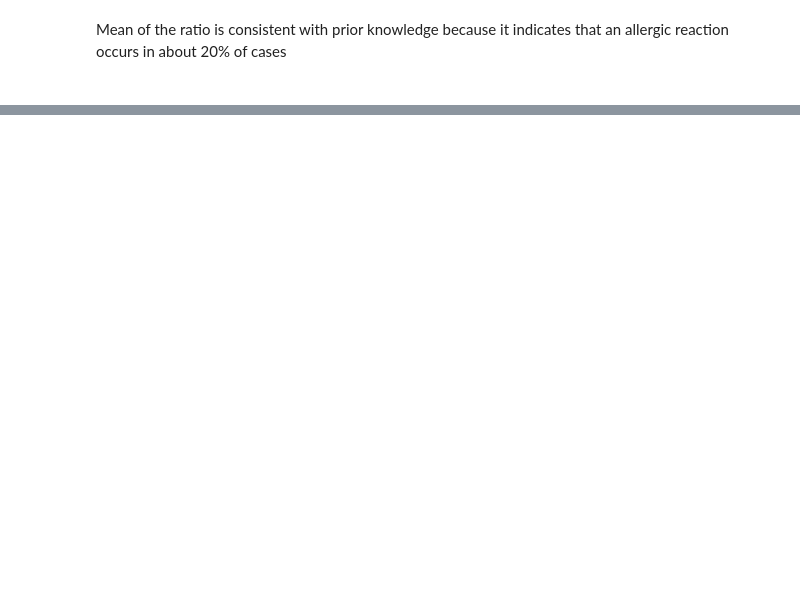
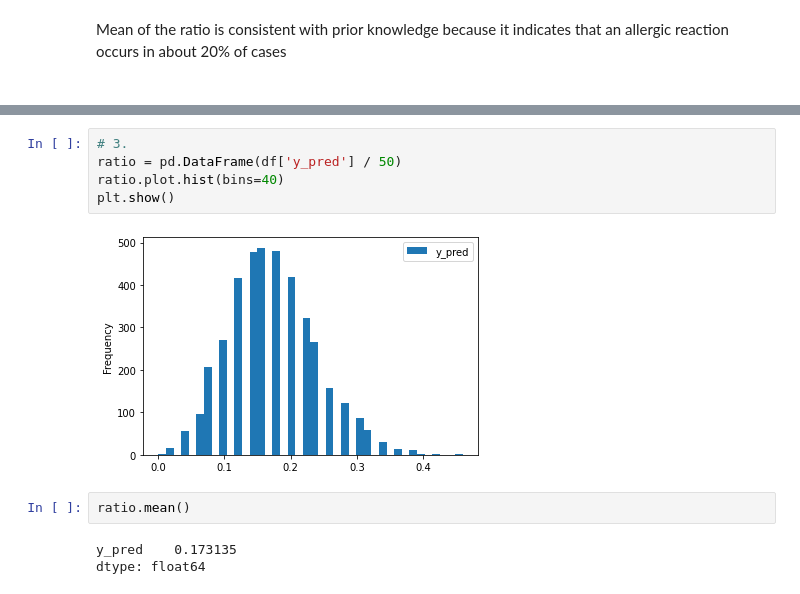
Before and after one commit to Norbert-Podgorski/DataAnalytics, a Jupyter notebook: Prior_and_Posterior_predictive_distributions/zadanie.ipynb, the cells around one changed output, grey strips where cells are left out. Cells and saved outputs as stored; diff of their text form; blank space fills up the shorter version.

```diff
--- a/Prior_and_Posterior_predictive_distributions/zadanie.ipynb
+++ b/Prior_and_Posterior_predictive_distributions/zadanie.ipynb
@@ -69,0 +120,12 @@ Mean of the ratio is consistent with prior knowledge because it indicates that a
+# %%
+# 3.
+ratio = pd.DataFrame(df['y_pred'] / 50)
+ratio.plot.hist(bins=40)
+plt.show()
+# %% [output]
+[figure, added]
+# %%
+ratio.mean()
+# %% [output]
+y_pred    0.173135
+dtype: float64
```
Also changed, not shown: parts of 16 cells of this notebook, 1 other file.
